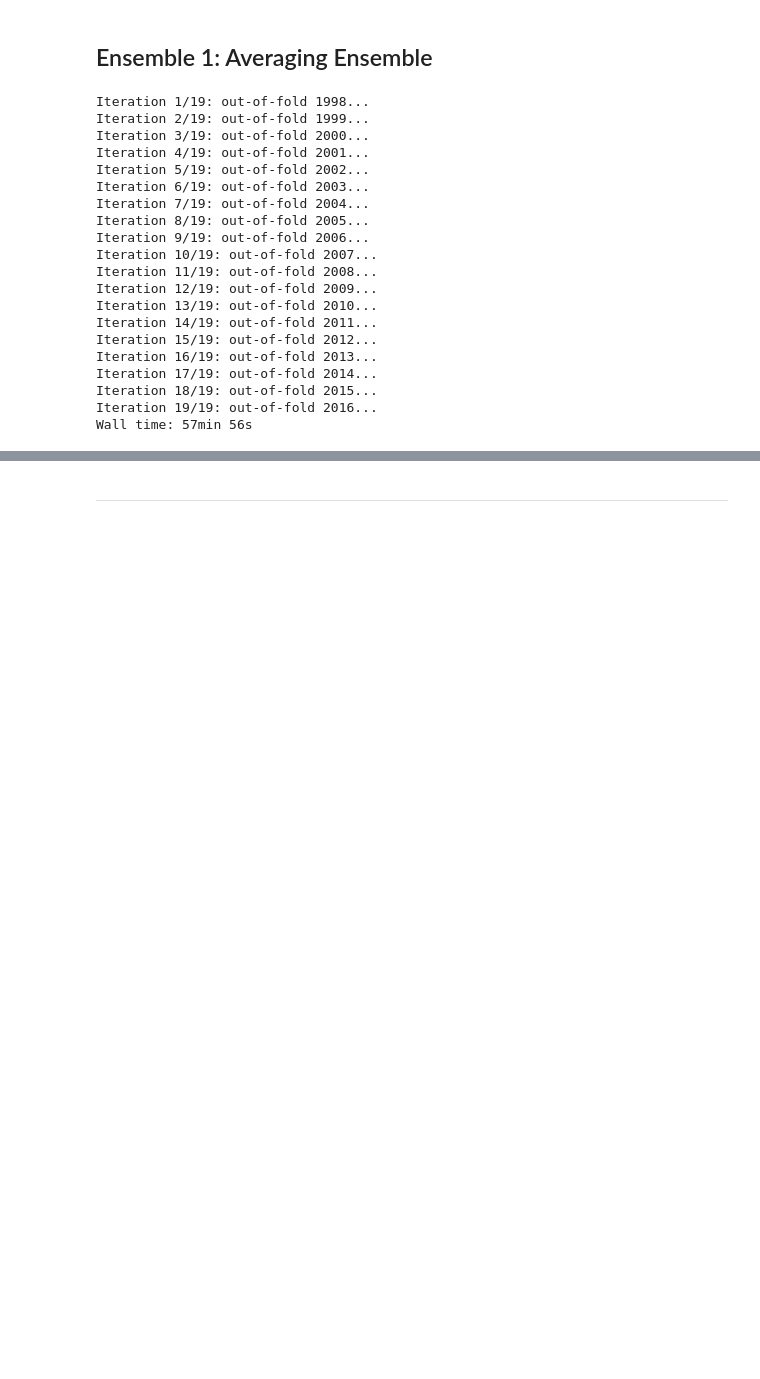
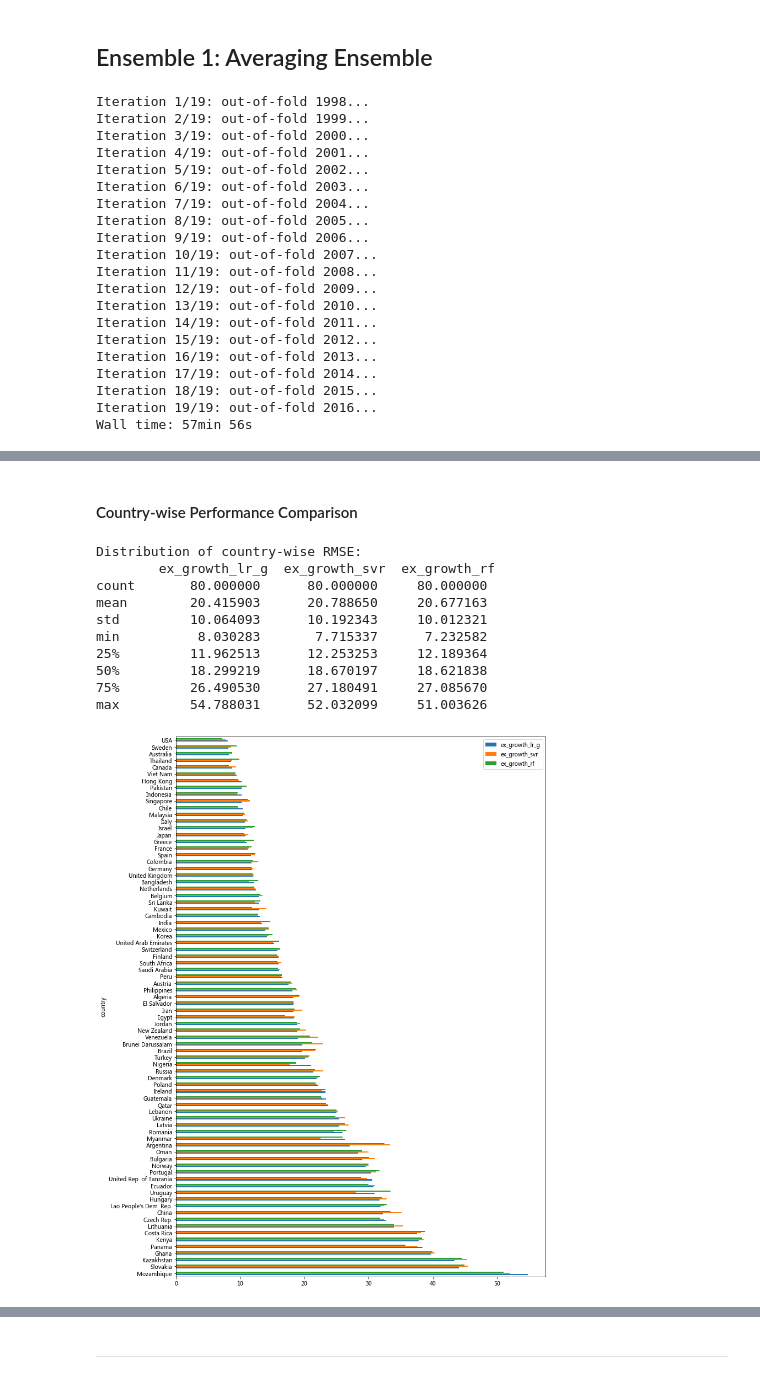
Before and after one commit to lincht/TradeModel, a Jupyter notebook: model/growth_pred.ipynb, the cells around one changed output, grey strips where cells are left out. Drawn from its saved outputs; the diff is of its cells as text; code cells hidden in the pictures; blank space fills up the shorter version.

```diff
--- a/model/growth_pred.ipynb
+++ b/model/growth_pred.ipynb
@@ -1165,0 +1212,24 @@ Wall time: 57min 56s
+# %% [markdown]
+#### Country-wise Performance Comparison
+# %%
+ses = result.copy()
+for c in ses.columns[1:]:
+    ses[c] = (ses[c] - ses['ex_growth']) ** 2
+ses.drop('ex_growth', axis=1, inplace=True)
+rmse_ctry = ses.groupby(level='country').mean().pow(.5)
+print('Distribution of country-wise RMSE:\n', rmse_ctry.describe())
+
+rmse_ctry.sort_values('ex_growth_lr_g', ascending=False).plot(kind='barh', figsize=(12, 18))
+plt.show()
+# %% [output]
+Distribution of country-wise RMSE:
+        ex_growth_lr_g  ex_growth_svr  ex_growth_rf
+count       80.000000      80.000000     80.000000
+mean        20.415903      20.788650     20.677163
+std         10.064093      10.192343     10.012321
+min          8.030283       7.715337      7.232582
+25%         11.962513      12.253253     12.189364
+50%         18.299219      18.670197     18.621838
+75%         26.490530      27.180491     27.085670
+max         54.788031      52.032099     51.003626
+[figure, added]
```
Also changed, not shown: parts of 7 cells of this notebook.
